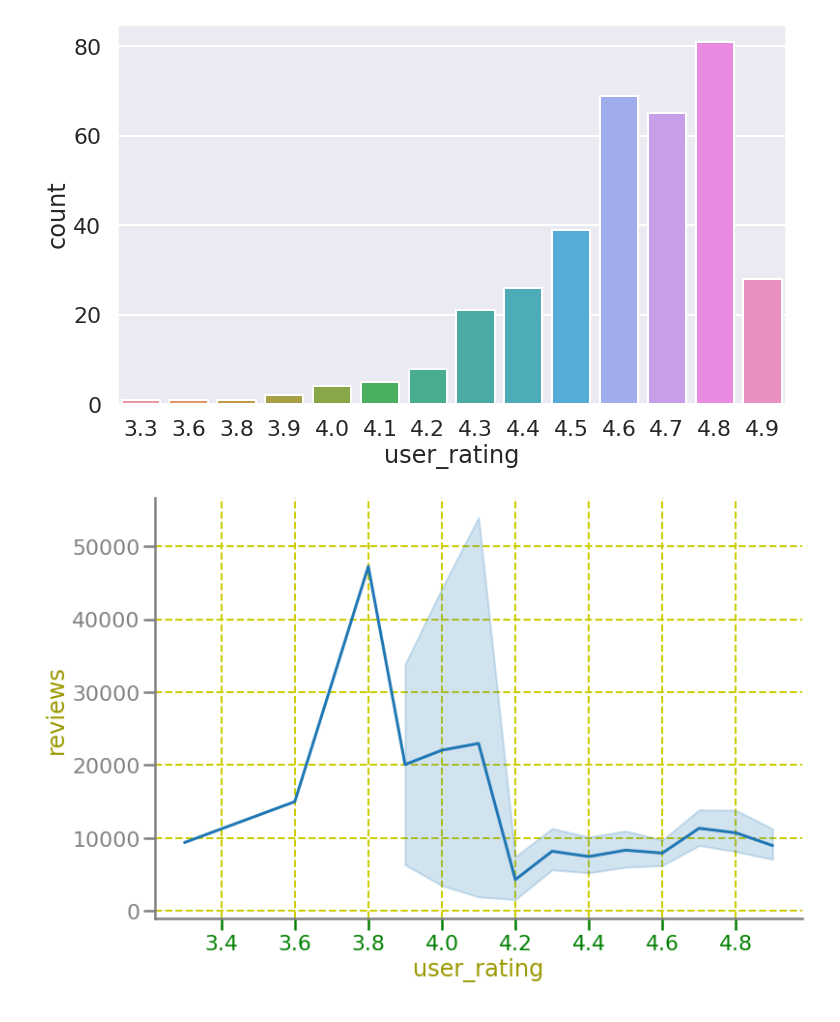
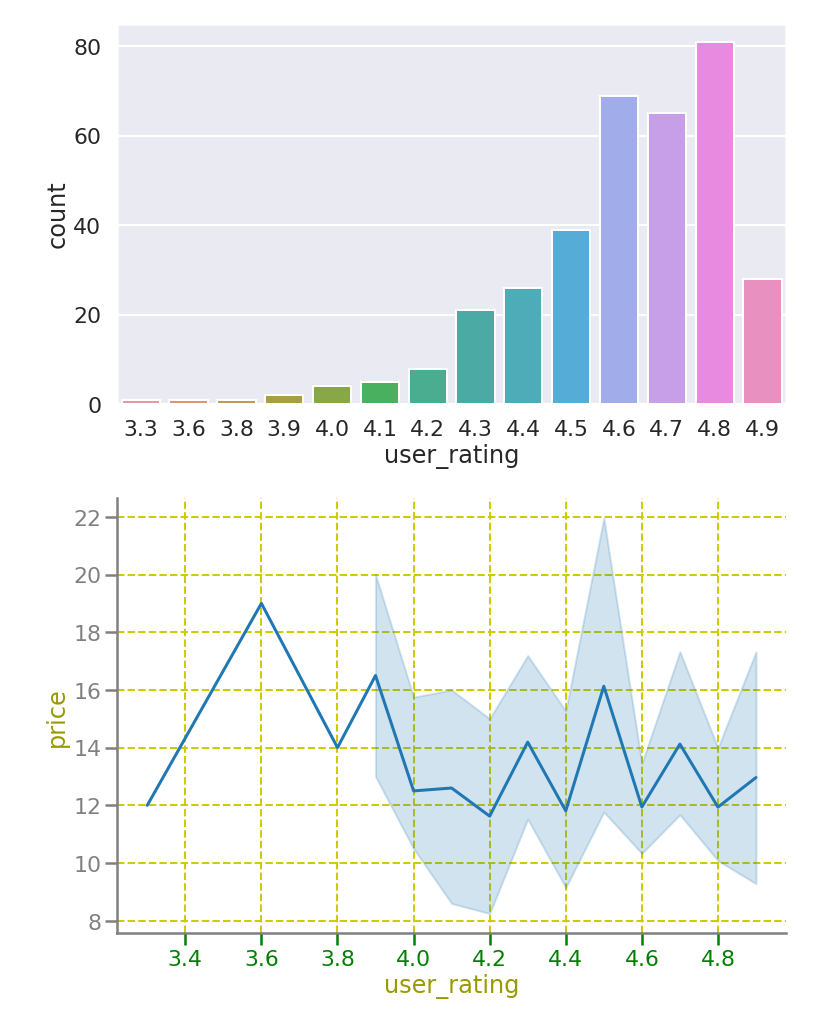
Before and after one commit to PavelStelmakhV/hw303-data-visualization, a Jupyter notebook: Hw2.3.ipynb, the cells around one changed output. Saved outputs shown, nothing was run; the diff lists cells and outputs as text; code cells hidden in the pictures.

```diff
--- a/Hw2.3.ipynb
+++ b/Hw2.3.ipynb
@@ -276,9 +276,15 @@ plt.show()
 # %%
 %matplotlib inline
 plt.figure(figsize = (12,8))
-sns.set_style("ticks",  {'axes.labelcolor':"(0.6,0.6,0)", 'axes.edgecolor':'grey', 'ytick.color':'grey', 'xtick.color':'green', 'axes.grid': True,'grid.color': '(0.8,0.8,0)', 'grid.linestyle': '--'})
-sns.lineplot(x="user_rating", y="reviews", data=df_no_duplicated)
+sns.set_style("ticks",  {'axes.labelcolor':"(0.6,0.6,0)",
+                         'axes.edgecolor':'grey',
+                         'ytick.color':'grey',
+                         'xtick.color':'green',
+                         'axes.grid': True,
+                         'grid.color': '(0.8,0.8,0)',
+                         'grid.linestyle': '--'
+                         })
+sns.lineplot(x="user_rating", y="price", data=df_no_duplicated)
 sns.despine()
-plt.show()
 # %% [output]
-[figure, old version]
+[figure, new version]
```
Also changed, not shown: parts of 2 cells of this notebook.
